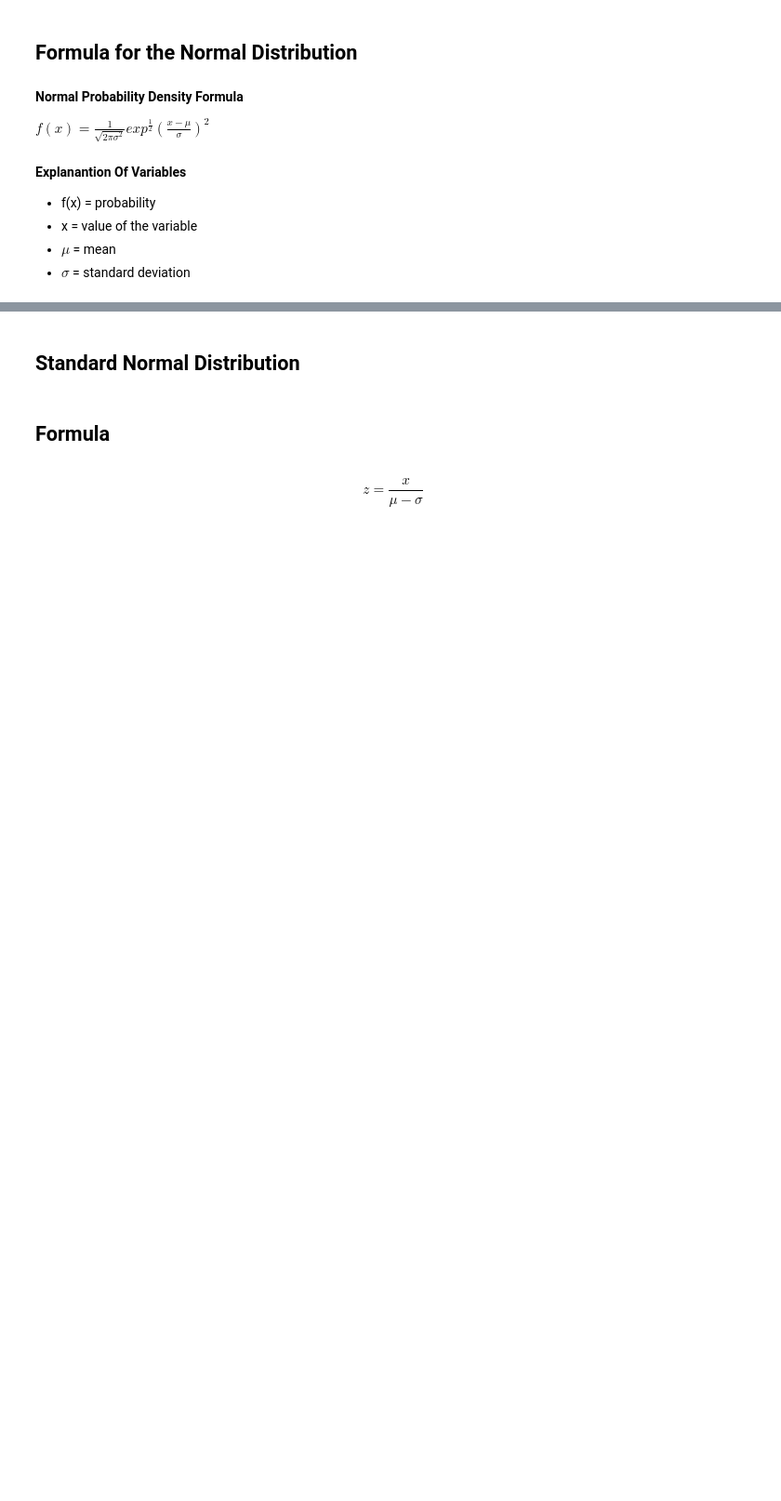
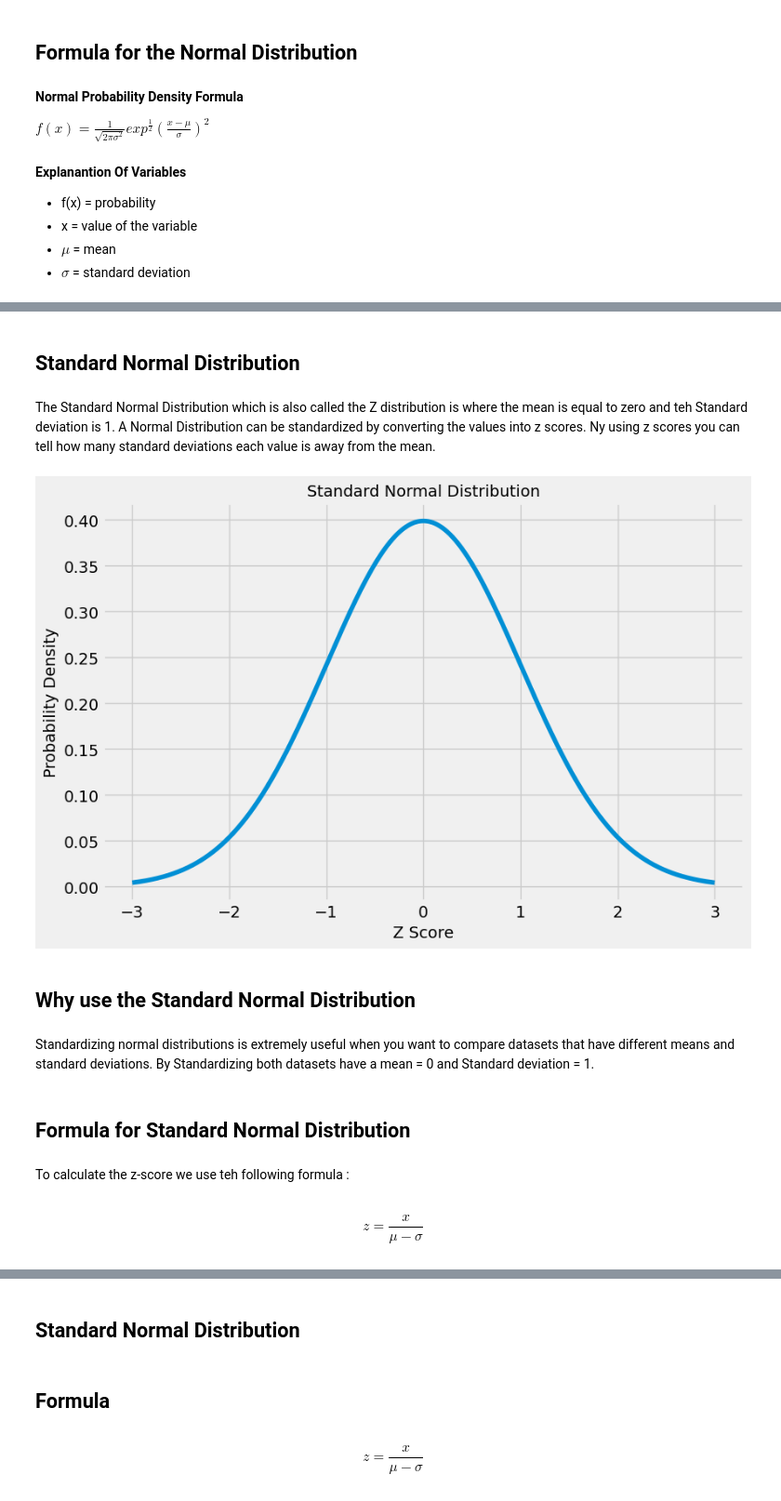
Before and after one commit to loughjo/funddata-assessment, a Jupyter notebook: normal-distribution.ipynb, the cells around one changed output, grey strips where cells are left out. Shown: that part at 93% size. Cells and saved outputs as stored; diff of their text form; code cells hidden in the pictures; blank space fills up the shorter version.

```diff
--- a/normal-distribution.ipynb
+++ b/normal-distribution.ipynb
@@ -158,0 +203,33 @@ $f(x) = \frac1{\sqrt{2\pi\sigma^2}}{exp}^\frac{1}{2}(\frac{x-\mu}{\sigma})^2$
+# %% [markdown]
+## Standard Normal Distribution
+# %% [markdown]
+The Standard Normal Distribution which is also called the Z distribution is where the mean is equal to zero and teh Standard deviation is 1. A Normal Distribution can be standardized by converting the values into z scores. Ny using z scores you can tell how many standard deviations each value is away from the mean.
+# %%
+x = np.arange(-3, 3, 0.001)
+y = norm.pdf(x,0,1)
+
+fig, ax = plt.subplots(figsize=(9,6))
+ax.plot(x,y)
+
+#specify the region of the bell curve to fill in
+x_fill = np.arange(-3, 3, 0.001)
+y_fill = norm.pdf(x_fill,0,1)
+#ax.fill_between(x_fill,y_fill,0, alpha=0.2, color='green')
+
+plt.style.use('fivethirtyeight')
+plt.title('Standard Normal Distribution', fontsize=14)
+plt.xlabel('Z Score', fontsize='14')
+plt.ylabel('Probability Density', fontsize='14')
+plt.show()
+# %% [output]
+[figure, added]
+# %% [markdown]
+## Why use the Standard Normal Distribution
+# %% [markdown]
+Standardizing normal distributions is extremely useful when you want to compare datasets that have different means and standard deviations. By Standardizing both datasets have a mean = 0 and Standard deviation = 1.
+# %% [markdown]
+## Formula for Standard Normal Distribution
+# %% [markdown]
+To calculate the z-score we use teh following formula :
+# %% [markdown]
+$$z = \frac{x}{\mu-\sigma}$$
```
Also changed, not shown: parts of 43 cells of this notebook, 2 other files.
